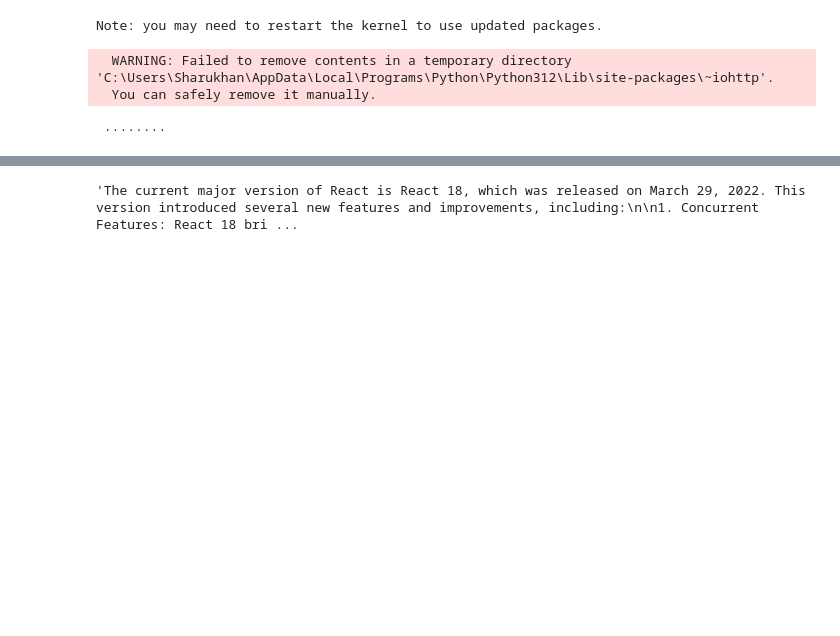
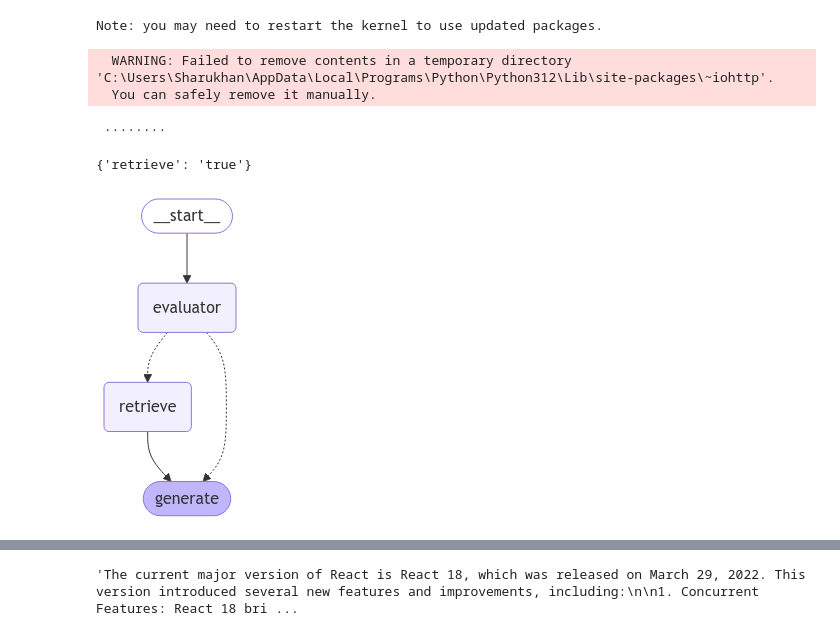
Before and after one commit to sharukh010/hackathon, a Jupyter notebook: part-1.ipynb, the cells around one changed output, grey strips where cells are left out. Saved outputs shown, nothing was run; the diff lists cells and outputs as text; code cells hidden in the pictures; blank space fills up the shorter version.

```diff
--- a/part-1.ipynb
+++ b/part-1.ipynb
@@ -125,0 +149,4 @@ graph = graph_builder.compile()
+# %%
+print(result)
+# %% [output]
+{'retrieve': 'true'}
@@ -126,3 +169,7 @@ graph = graph_builder.compile()
+# %%
+graph
+# %% [output]
+[figure, added]
 # %%
 response = graph.invoke({"question": "What are the new updates added to the react new version? answer in 50 words"})
 print(response["answer"])
```
Also changed, not shown: parts of 10 cells of this notebook.
